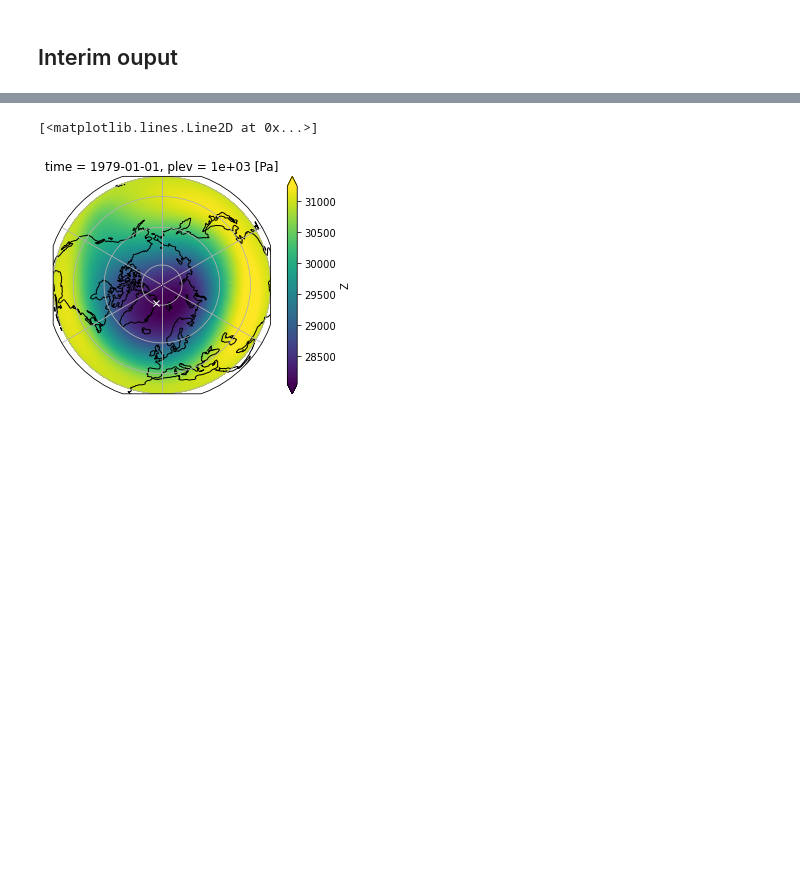
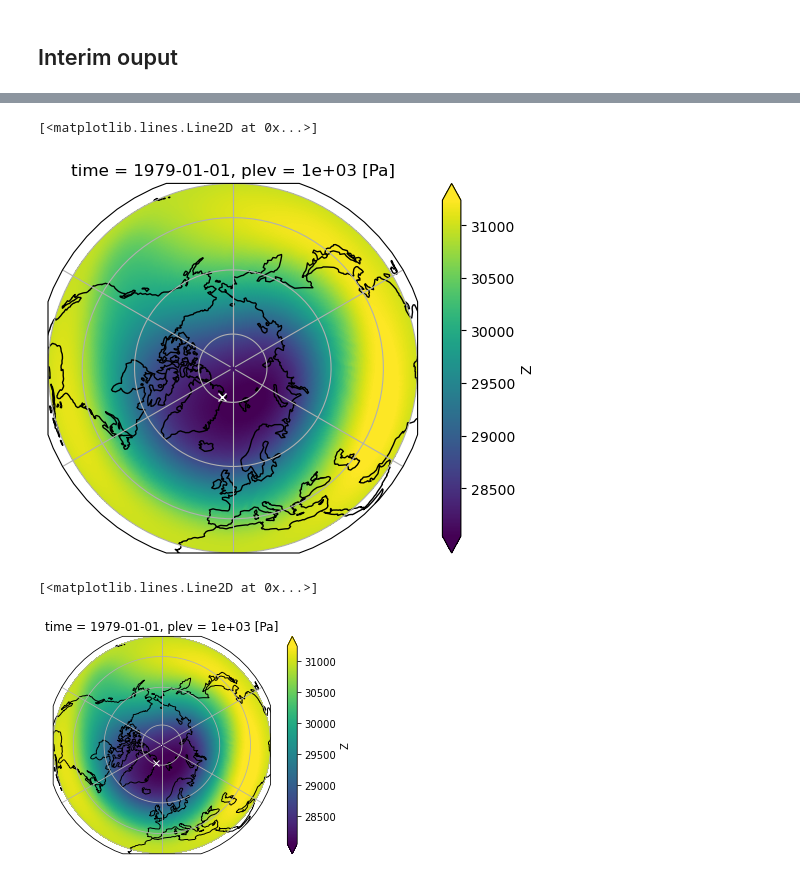
Before and after one commit to VACILT/reliability_LE, a Jupyter notebook: code/get_ERA5_moments-netcdf.ipynb, the cells around one changed output, grey strips where cells are left out. Drawn from its saved outputs; the diff is of its cells as text; code cells hidden in the pictures; blank space fills up the shorter version.

```diff
--- a/code/get_ERA5_moments-netcdf.ipynb
+++ b/code/get_ERA5_moments-netcdf.ipynb
@@ -296,3 +313,20 @@ moments_ds
+# %%
+p = ds_sel[0].plot(transform=ccrs.PlateCarree(), robust = True,\
+                        subplot_kws={'projection': ccrs.Orthographic(0, 90)})
+ax = p.axes
+ax.coastlines()
+#ax.add_geometries(list(shape), ccrs.Orthographic(0, 90),
+#                 facecolor=None, edgecolor='k')#, **kwargs alpha=0.8
+ax.gridlines()
+ax.plot(
+    moments_ds['centroid_longitude'][0],
+    moments_ds['centroid_latitude'][0],
+    'wx',
+    transform=ccrs.PlateCarree()
+)
+# %% [output]
+[<matplotlib.lines.Line2D at 0x...>]
+[figure, added]
 # %%
 p = ds_sel[0,0].plot(transform=ccrs.PlateCarree(), robust = True,\
                         subplot_kws={'projection': ccrs.Orthographic(0, 90)})
```
Also changed, not shown: parts of 12 cells of this notebook, 12 other files.
